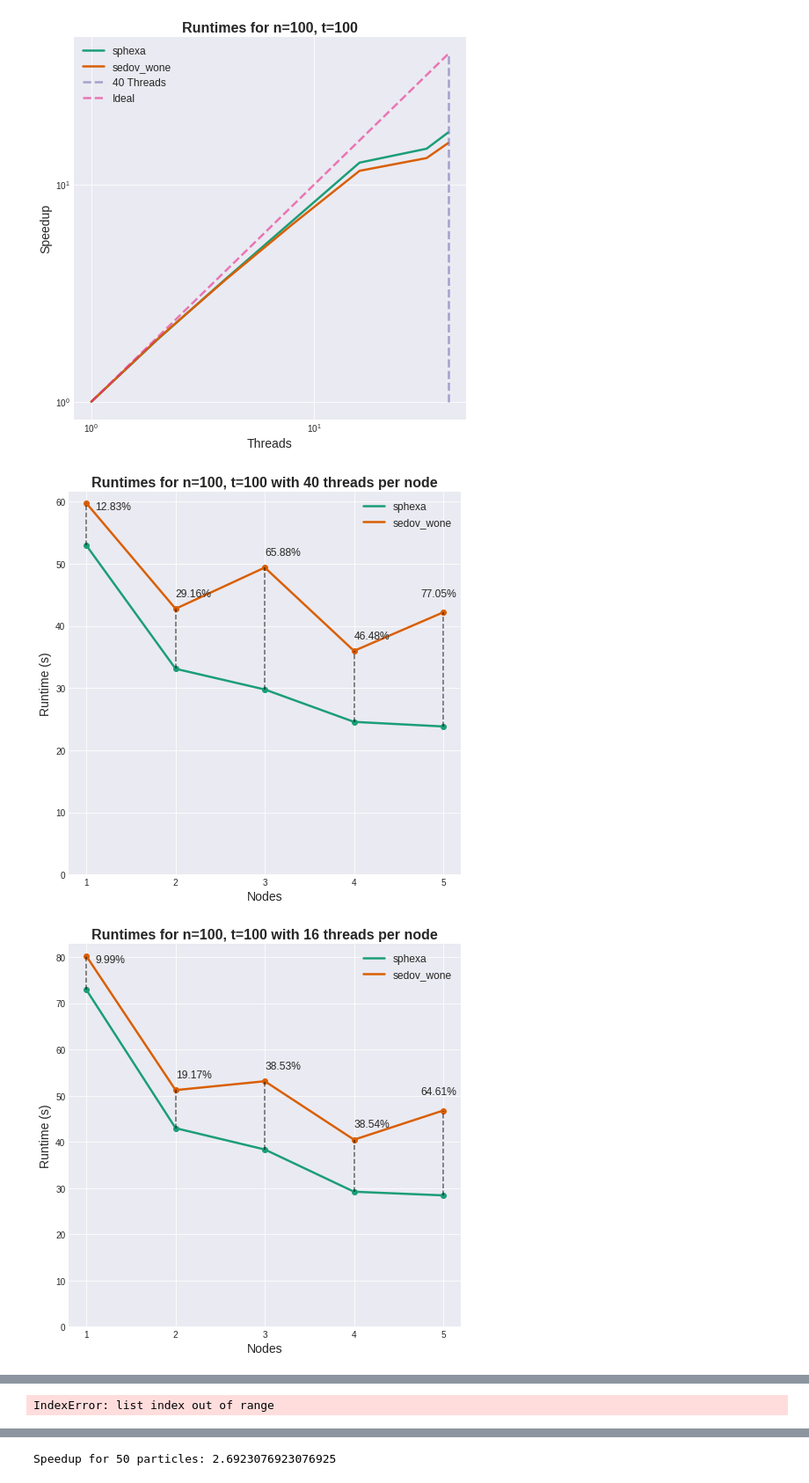
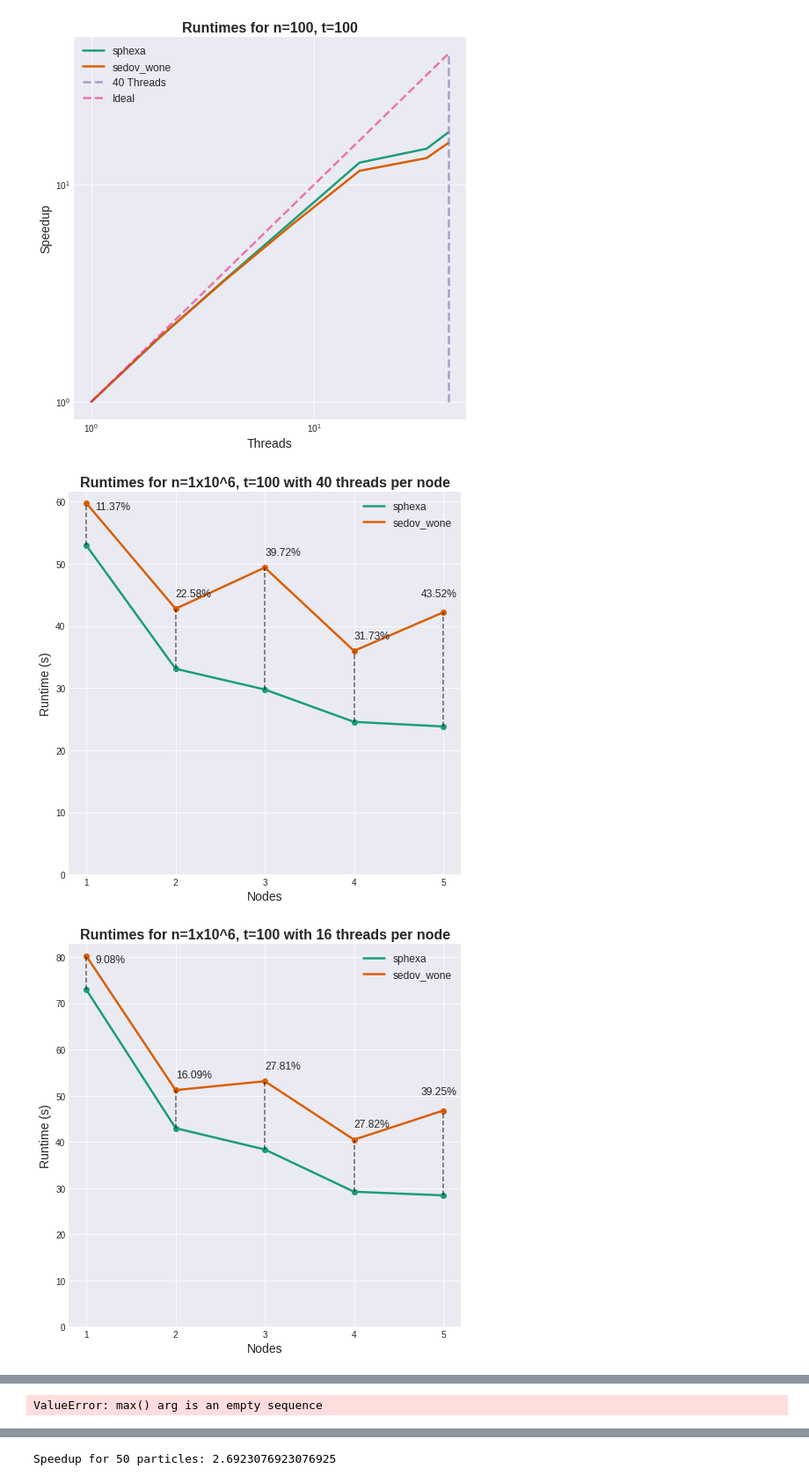
Before and after one commit to MaciejWdev/wash-perf-analysis, a Jupyter notebook: analysis.ipynb, the cells around one changed output, grey strips where cells are left out. Shown at 88% size. Cells and saved outputs as stored; diff of their text form; code cells hidden in the pictures.

```diff
--- a/analysis.ipynb
+++ b/analysis.ipynb
@@ -33,6 +31,11 @@ sedov_versions = ['sedov_wone',
             ]
 
 outputdir = "./out/"
+# %%
+def to_sci_notation(num):
+    exponent = int(math.log10(abs(num)))
+    mantissa = num / 10**exponent
+    return f"{mantissa:.0f}x10^{exponent}"
 # %%
 # Matplotlib
 plt.rcParams['legend.fontsize'] = 'large'
@@ -275,7 +263,8 @@ def strong_scaling_mpionly_plot(df, versions,sizes=[20],time=100,output=None,bas
                 elif version == 'sedov_wone':
                     nodenums2 = list(data['Nodes'])
                     timeswash = list(data['AvgTime'])
-        diffs = [(abs(timesexa[i] - timeswash[i])/timesexa[i])*100.0 for i in range(len(nodenums))]
+        diffs = [(abs(timesexa[i] - timeswash[i])/timeswash[i])*100.0 for i in range(len(nodenums))]
+
         maxtime = max(max(timesexa),max(timeswash))
 
         for i in range(len(nodenums)):
@@ -298,32 +287,35 @@ def strong_scaling_mpionly_plot(df, versions,sizes=[20],time=100,output=None,bas
         # plot x=40
 
         # plt.plot([1,12],[1,12],label='Ideal',lineWidth=2.5,linestyle='--',alpha=0.6)
         plt.xlabel('Nodes')
         plt.ylabel('Runtime (s)')
         plt.grid(True)
         # Only labels for integer nodes
         # As long as max isn't NaN
         if data['Nodes'].max() != data['Nodes'].max():
             maxnodes = 1
         else:
             maxnodes = int(data['Nodes'].max())+1
         plt.xticks(np.arange(1,maxnodes,1))
         # plt.yscale('log')
         # plt.xscale('log')
         # ymin
         plt.ylim(bottom=0)
         # equal axes
         # plt.axis('equal')
         plt.legend()
+        size = to_sci_notation(size*size*size)
         plt.title(f'Runtimes for n={size}, t={time} with {basethreads} threads per node')
 
         plt.show()
 strong_scaling_mpionly_plot(allresults[allresults['Output'] == False], ['sphexa','sedov_wone'],sizes=[100],time=100)
 strong_scaling_mpionly_plot(allresults[allresults['Output'] == False], ['sphexa','sedov_wone'],sizes=[100],time=100,basethreads=16)
 strong_scaling_mpionly_plot(allresults[allresults['Output'] == False], ['sphexa','sedov_wone'],sizes=[200],time=100)
 strong_scaling_mpionly_plot(allresults[allresults['Output'] == False], ['sphexa','sedov_wone'],sizes=[200],time=100,basethreads=16)
+strong_scaling_mpionly_plot(allresults[allresults['Output'] == False], ['sphexa','sedov_wone'],sizes=[200],time=100,basethreads=32)
 strong_scaling_mpionly_plot(allresults[allresults['Output'] == False], ['sphexa','sedov_wone'],sizes=[300],time=100)
 strong_scaling_mpionly_plot(allresults[allresults['Output'] == False], ['sphexa','sedov_wone'],sizes=[300],time=100,basethreads=16)
+strong_scaling_mpionly_plot(allresults[allresults['Output'] == False], ['sphexa','sedov_wone'],sizes=[300],time=100,basethreads=32)
 # %% [output]
-[figure, old version]
+[figure, new version]
-[figure, old version]
+[figure, new version]
@@ -332 +325 @@ strong_scaling_mpionly_plot(allresults[allresults['Output'] == False], ['sphexa'
-IndexError: list index out of range
+ValueError: max() arg is an empty sequence
```
Also changed, not shown: parts of 5 cells of this notebook.
